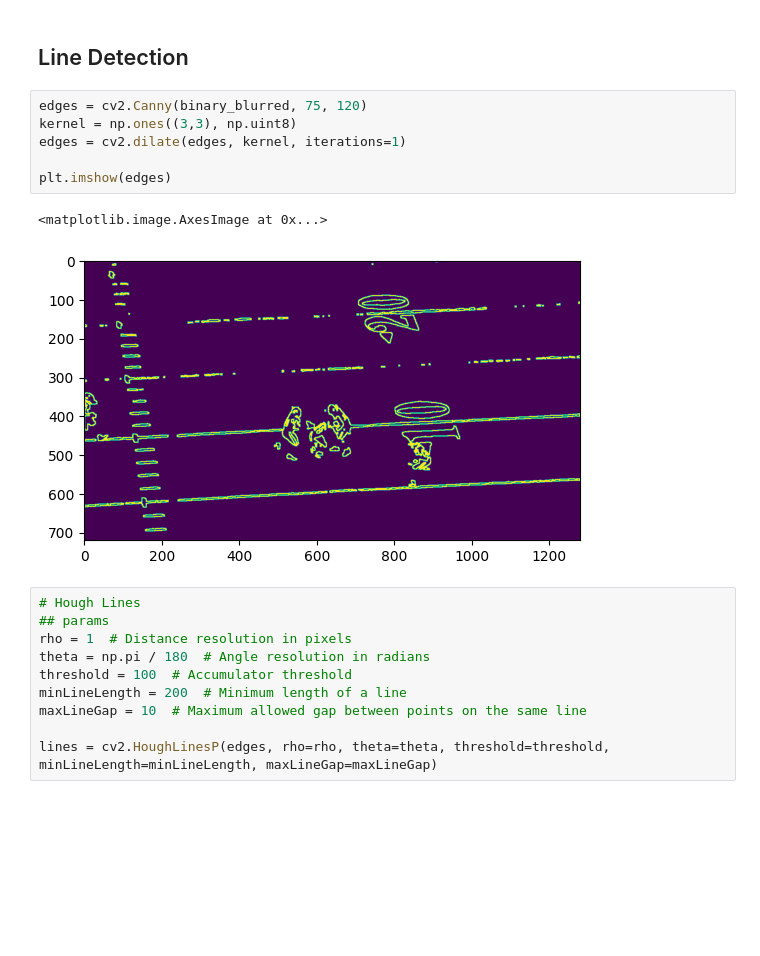
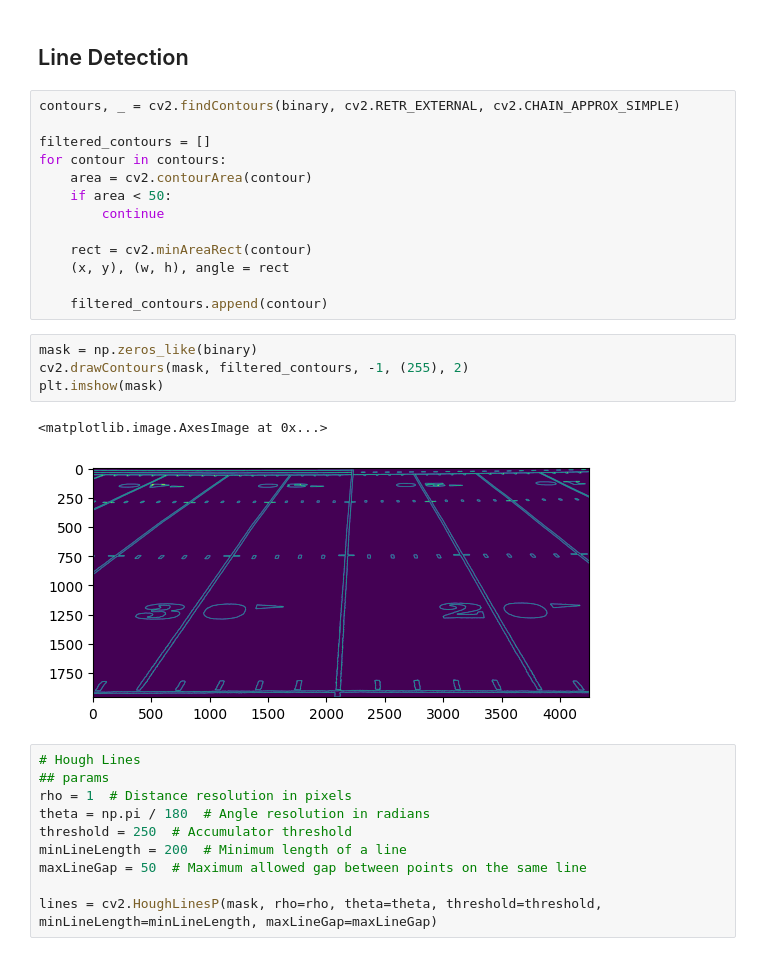
Before and after one commit to PhilJ0ly/football_field_line_detection, a Jupyter notebook: line_detection2.ipynb, the cells around one changed output. Cells and saved outputs as stored; diff of their text form; blank space fills up the shorter version.

```diff
--- a/line_detection2.ipynb
+++ b/line_detection2.ipynb
@@ -60,24 +58,35 @@ plt.imshow(binary_blurred)
 # %% [markdown]
 ## Line Detection
-# %%
-edges = cv2.Canny(binary_blurred, 75, 120)
-kernel = np.ones((3,3), np.uint8)
-edges = cv2.dilate(edges, kernel, iterations=1)
-
-plt.imshow(edges)
-# %% [output]
-<matplotlib.image.AxesImage at 0x...>
-[figure, removed]
+# %%
+contours, _ = cv2.findContours(binary, cv2.RETR_EXTERNAL, cv2.CHAIN_APPROX_SIMPLE)
+
+filtered_contours = []
+for contour in contours:
+    area = cv2.contourArea(contour)
+    if area < 50:
+        continue
+
+    rect = cv2.minAreaRect(contour)
+    (x, y), (w, h), angle = rect
+
+    filtered_contours.append(contour)
+# %%
+mask = np.zeros_like(binary)
+cv2.drawContours(mask, filtered_contours, -1, (255), 2)
+plt.imshow(mask)
+# %% [output]
+<matplotlib.image.AxesImage at 0x...>
+[figure, added]
 # %%
 # Hough Lines
 ## params
 rho = 1  # Distance resolution in pixels
 theta = np.pi / 180  # Angle resolution in radians
-threshold = 100  # Accumulator threshold
+threshold = 250  # Accumulator threshold
 minLineLength = 200  # Minimum length of a line
-maxLineGap = 10  # Maximum allowed gap between points on the same line
+maxLineGap = 50  # Maximum allowed gap between points on the same line
 
-lines = cv2.HoughLinesP(edges, rho=rho, theta=theta, threshold=threshold, minLineLength=minLineLength, maxLineGap=maxLineGap)
+lines = cv2.HoughLinesP(mask, rho=rho, theta=theta, threshold=threshold, minLineLength=minLineLength, maxLineGap=maxLineGap)
 # %%
 lines_draw = np.zeros_like(img_og)
 
```
Also changed, not shown: parts of 13 cells of this notebook, 2 other files.
